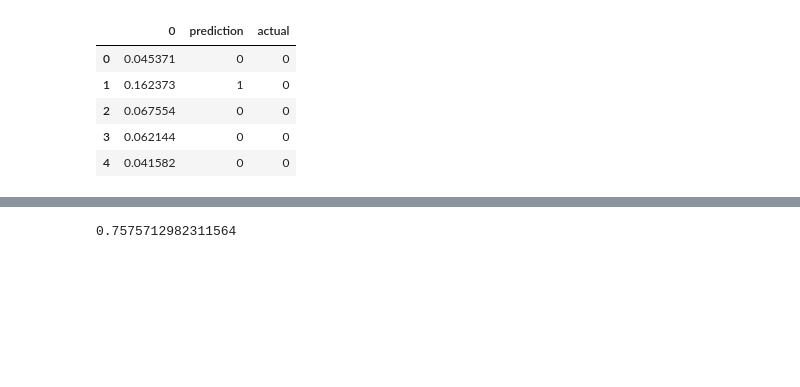
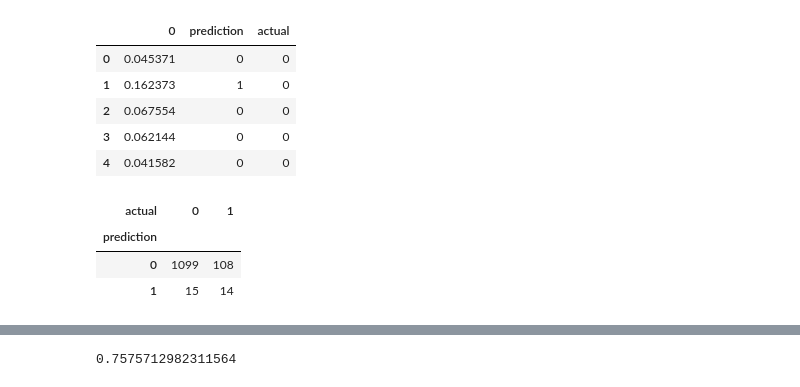
Before and after one commit to dasafo/python-ml-course, a Jupyter notebook: notebooks/T5 - 3 - Logistic Regression - Implementación con Python.ipynb, the cells around one changed output, grey strips where cells are left out. Saved outputs shown, nothing was run; the diff lists cells and outputs as text; code cells hidden in the pictures; blank space fills up the shorter version.

```diff
--- a/notebooks/T5 - 3 - Logistic Regression - Implementación con Python.ipynb
+++ b/notebooks/T5 - 3 - Logistic Regression - Implementación con Python.ipynb
@@ -465,4 +492,10 @@ prob_df.head()
 | 4 | 0.041582 | 0 | 0 |
 # %%
 confusion_matrix = pd.crosstab(prob_df.prediction, prob_df.actual)
+confusion_matrix
+# %% [output]
+| actual | 0 | 1 |
+| prediction |  |  |
+| 0 | 1099 | 108 |
+| 1 | 15 | 14 |
 # %%
```
Also changed, not shown: parts of 37 cells of this notebook, 1 other file.
